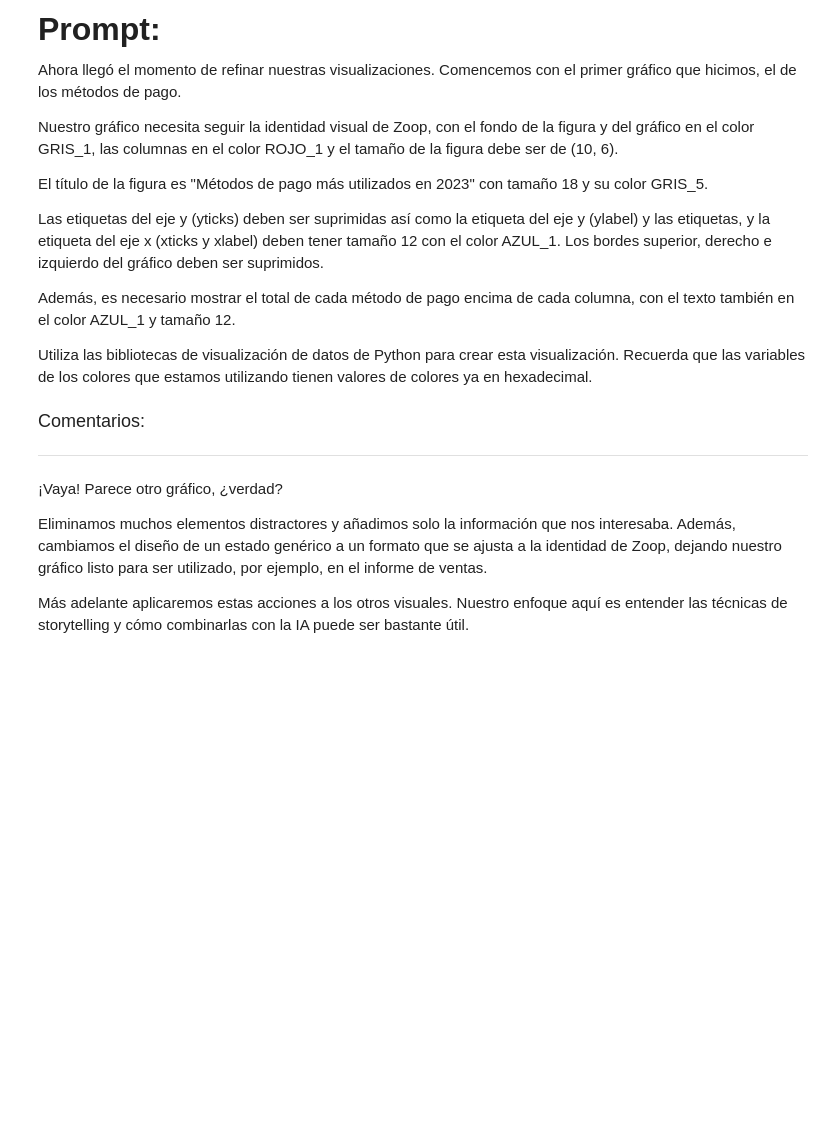
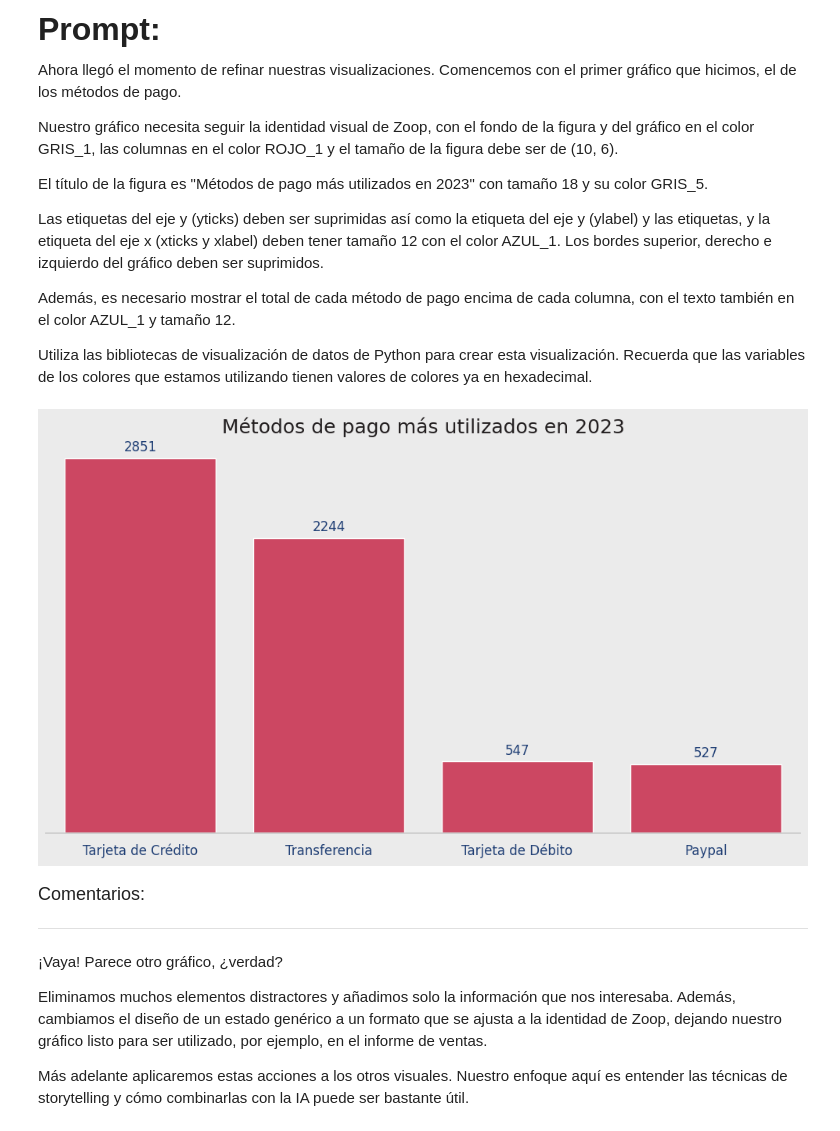
Before and after one commit to leriverah/IA-Aplicada-Ciencia-de-datos, a Jupyter notebook: IA_aplicada_a_ciencia_de_datos.ipynb, the cells around one changed output. Cells and saved outputs as stored; diff of their text form; code cells hidden in the pictures; blank space fills up the shorter version.

Commit message:
Añadiendo texto a nuestros gráficos

```diff
--- a/IA_aplicada_a_ciencia_de_datos.ipynb
+++ b/IA_aplicada_a_ciencia_de_datos.ipynb
@@ -941,6 +960,44 @@ Las etiquetas del eje y (yticks) deben ser suprimidas así como la etiqueta del
 Además, es necesario mostrar el total de cada método de pago encima de cada columna, con el texto también en el color AZUL_1 y tamaño 12.
 
 Utiliza las bibliotecas de visualización de datos de Python para crear esta visualización. Recuerda que las variables de los colores que estamos utilizando tienen valores de colores ya en hexadecimal.
+# %%
+# Agrupar los datos por método de pago
+conteo_pagos = df['metodo_pago'].value_counts().reset_index()
+conteo_pagos.columns = ['metodo_pago', 'total']
+
+# Crear la figura
+plt.figure(figsize=(10, 6), facecolor=GRIS_1)
+ax = sns.barplot(data=conteo_pagos, x='metodo_pago', y='total', color=ROJO_1)
+
+# Fondo del gráfico
+ax.set_facecolor(GRIS_1)
+
+# Título
+plt.title('Métodos de pago más utilizados en 2023', fontsize=18, color=GRIS_5)
+
+# Eliminar etiqueta y ticks del eje y
+ax.set_ylabel('')
+ax.set_yticks([])
+
+# Configurar eje x
+ax.set_xlabel('')
+ax.tick_params(axis='x', labelsize=12, colors=AZUL_1)
+
+# Eliminar bordes superior, derecho e izquierdo
+sns.despine(top=True, right=True, left=True)
+
+# Agregar los valores encima de cada barra
+for i, bar in enumerate(ax.patches):
+    altura = bar.get_height()
+    ax.text(bar.get_x() + bar.get_width()/2, altura + max(conteo_pagos['total']) * 0.01,
+            f'{int(altura)}', ha='center', va='bottom',
+            fontsize=12, color=AZUL_1)
+
+# Ajustar el layout final
+plt.tight_layout()
+plt.show()
+# %% [output]
+[figure, added]
 # %% [markdown]
 <font color="7b71ff" size=4> Comentarios: </font>
 
```
Also changed, not shown: parts of 3 cells of this notebook.
